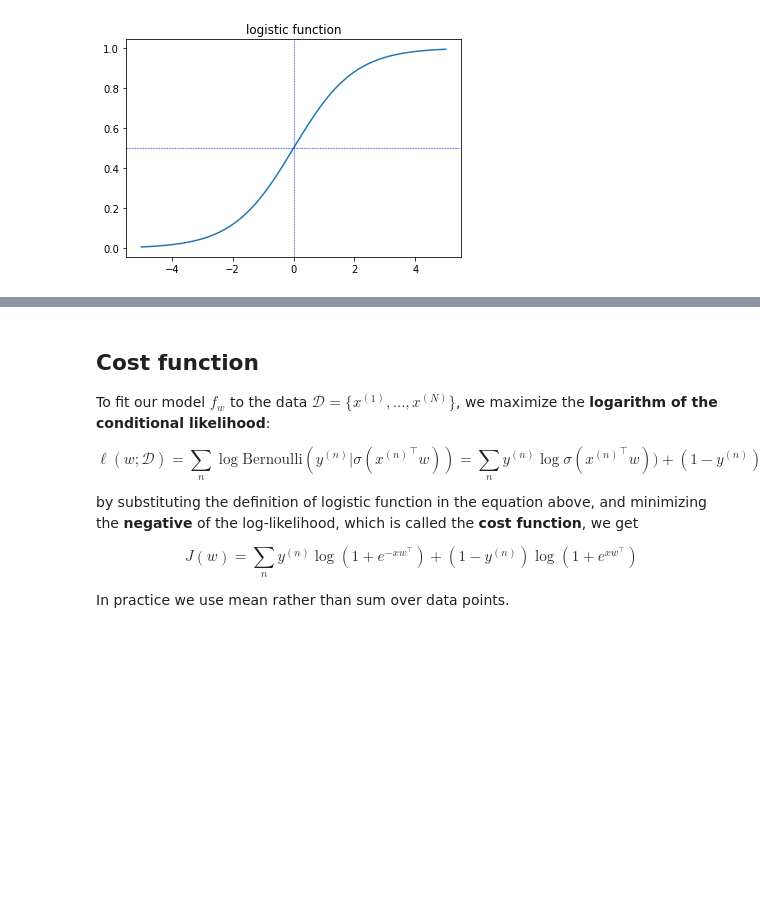
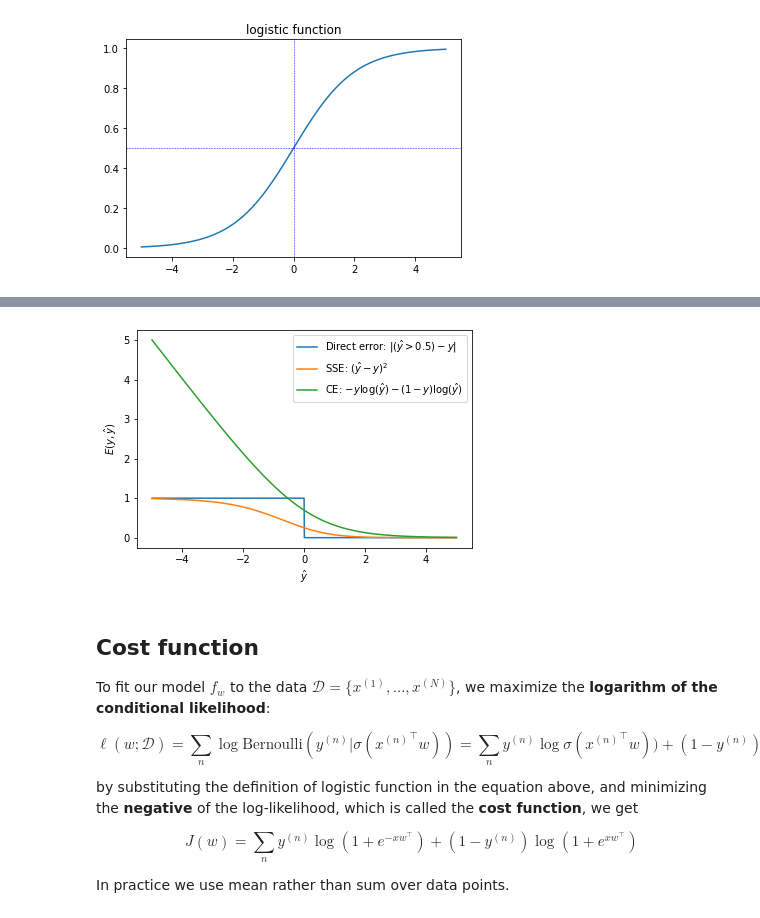
Before and after one commit to yueliyl/gec_intro2ml, a Jupyter notebook: LogisticRegression.ipynb, the cells around one changed output, grey strips where cells are left out. Saved outputs shown, nothing was run; the diff lists cells and outputs as text; code cells hidden in the pictures; blank space fills up the shorter version.

```diff
--- a/LogisticRegression.ipynb
+++ b/LogisticRegression.ipynb
@@ -60,3 +68,25 @@ softmax(x@w) [N,C]
+# %%
+Xw = np.linspace(-5,5,1000)
+y_true = np.ones(len(Xw))
+
+sse = (Xw-y_true)**2
+
+y_hat = 1/(1+np.exp(-Xw))
+ce = -y_true * np.log(y_hat) # cross-entropy
+
+loss1 = (y_hat > 0.5) != y_true # absolute error
+loss2 = (y_hat-y_true)**2 # see
+loss3 = -y_true * np.log(y_hat) # cross-entropy
+plt.clf()
+plt.plot(Xw, loss1, "-", label="Direct error: $|(\hat{y} > 0.5) - y|$")
+plt.plot(Xw, loss2, "-", label="SSE: $(\hat{y}-y)^2$")
+plt.plot(Xw, loss3, "-", label="CE: $-y\log(\hat{y}) - (1-y)\log(\hat{y})$")
+plt.xlabel("$\hat{y}$")
+plt.ylabel("$E(y,\hat{y})$")
+plt.legend()
+plt.show()
+# %% [output]
+[figure, added]
 # %% [markdown]
 ## Cost function
 To fit our model $f_w$ to the data $\mathcal{D} = \{x^{(1)}, \ldots, x^{(N)}\}$, we maximize the **logarithm of the conditional likelihood**:
```
Also changed, not shown: parts of 23 cells of this notebook, 4 other files.
